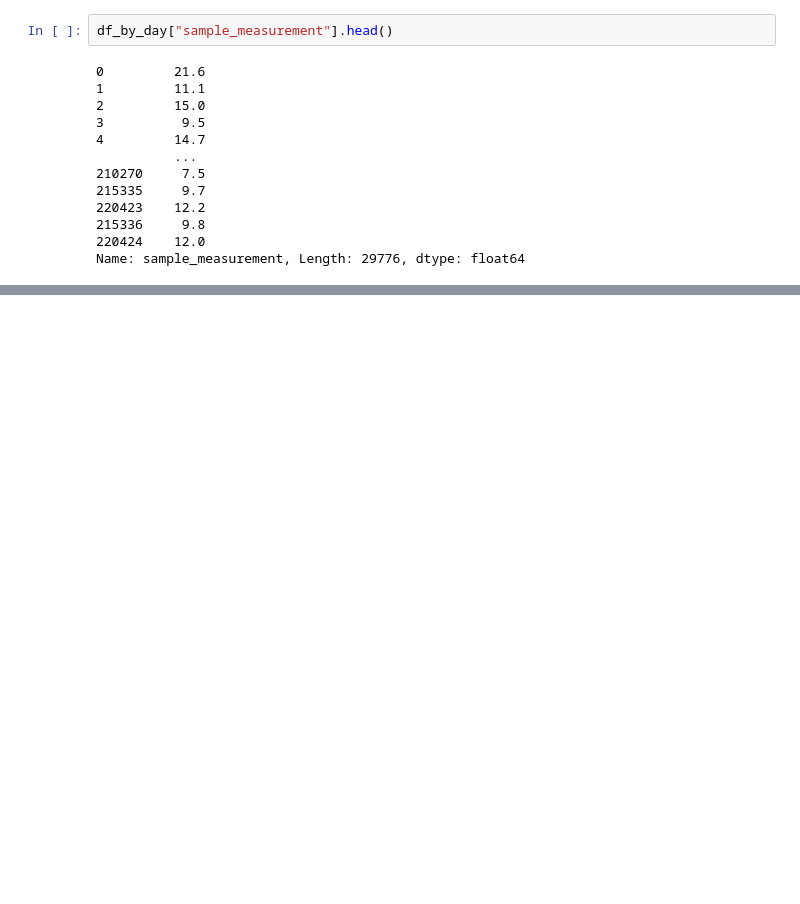
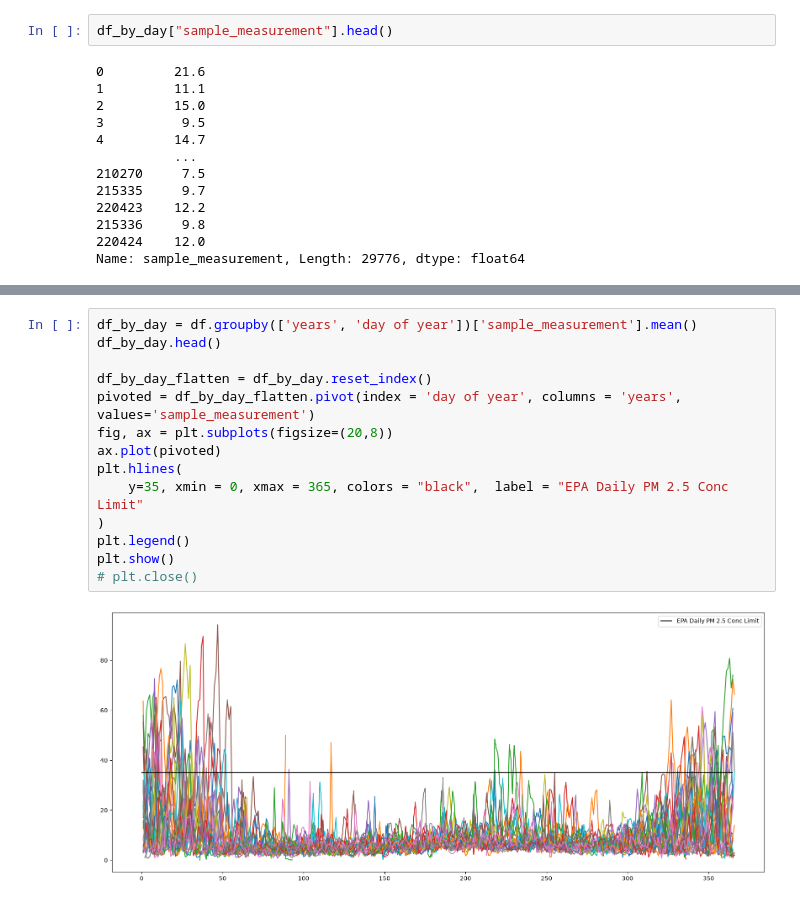
Before and after one commit to sodoo-gadal/UROP-SLC-AQ-, a Jupyter notebook: Salt_Lake_City_AQI/hourly_time_series.ipynb, the cells around one changed output, grey strips where cells are left out. Cells and saved outputs as stored; diff of their text form; blank space fills up the shorter version.

```diff
--- a/Salt_Lake_City_AQI/hourly_time_series.ipynb
+++ b/Salt_Lake_City_AQI/hourly_time_series.ipynb
@@ -130,0 +106,16 @@ ConversionError: Failed to convert value(s) to axis units: <pandas.api.typing.Se
+# %%
+df_by_day = df.groupby(['years', 'day of year'])['sample_measurement'].mean()
+df_by_day.head()
+
+df_by_day_flatten = df_by_day.reset_index()
+pivoted = df_by_day_flatten.pivot(index = 'day of year', columns = 'years', values='sample_measurement')
+fig, ax = plt.subplots(figsize=(20,8))
+ax.plot(pivoted)
+plt.hlines(
+    y=35, xmin = 0, xmax = 365, colors = "black",  label = "EPA Daily PM 2.5 Conc Limit"
+)
+plt.legend()
+plt.show()
+# plt.close()
+# %% [output]
+[figure, added]
```
Also changed, not shown: parts of 14 cells of this notebook.
